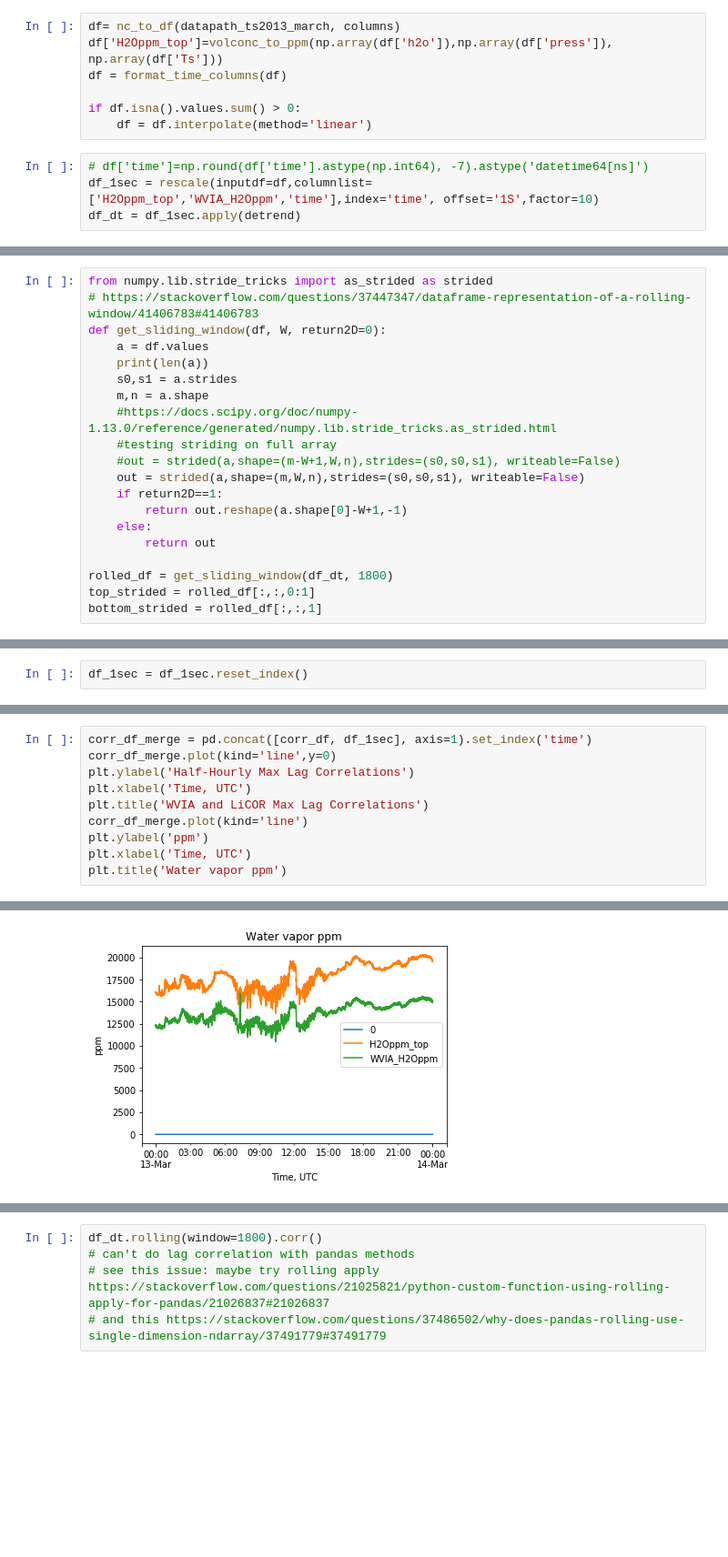
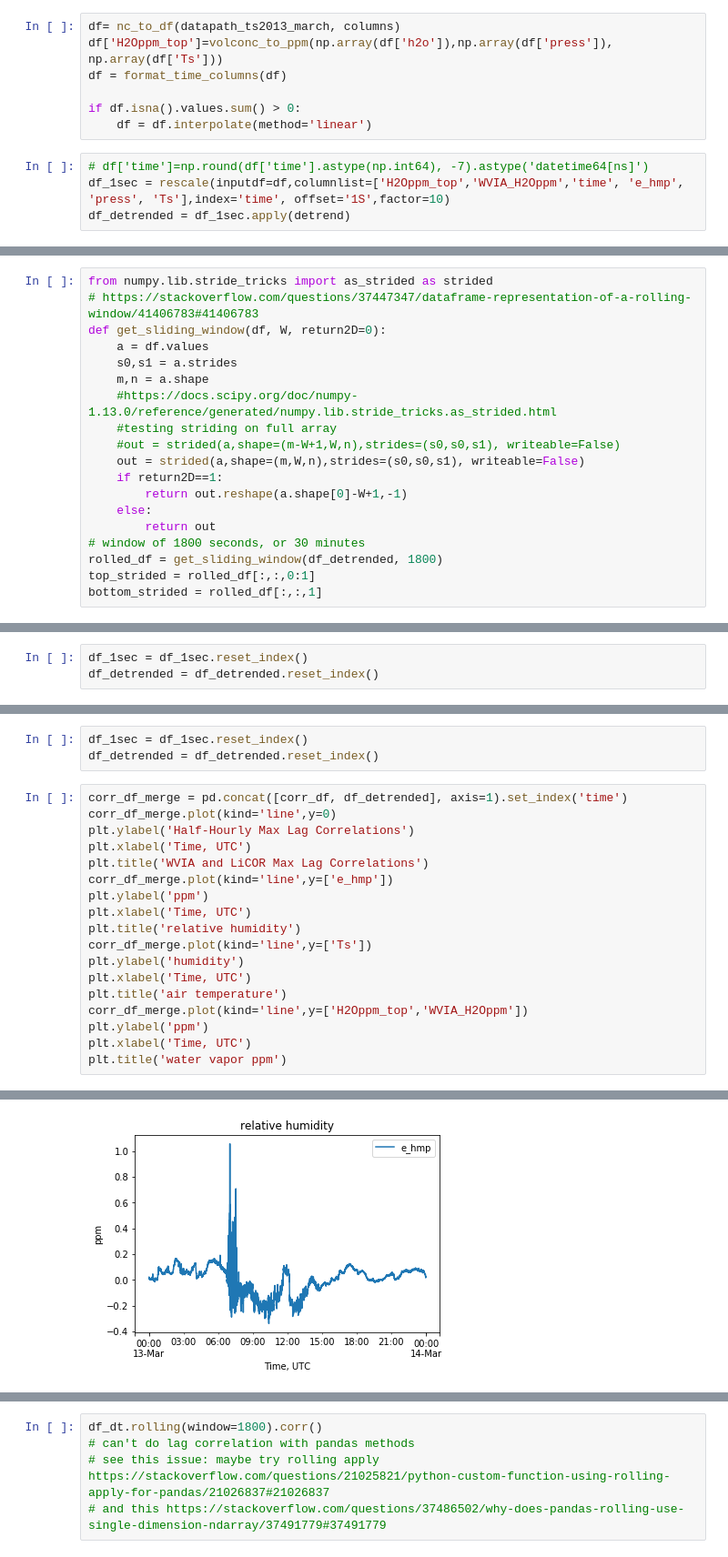
Before and after one commit to rbavery/isoflux, a Jupyter notebook: notebooks/dataexplore.ipynb, the cells around one changed output, grey strips where cells are left out. Shown: that part at 91% size. Saved outputs shown, nothing was run; the diff lists cells and outputs as text; blank space fills up the shorter version.

```diff
--- a/notebooks/dataexplore.ipynb
+++ b/notebooks/dataexplore.ipynb
@@ -167,5 +167,5 @@ if df.isna().values.sum() > 0:
     df = df.interpolate(method='linear')
 # %%
 # df['time']=np.round(df['time'].astype(np.int64), -7).astype('datetime64[ns]')
-df_1sec = rescale(inputdf=df,columnlist=['H2Oppm_top','WVIA_H2Oppm','time'],index='time', offset='1S',factor=10)
-df_dt = df_1sec.apply(detrend)
+df_1sec = rescale(inputdf=df,columnlist=['H2Oppm_top','WVIA_H2Oppm','time', 'e_hmp', 'press', 'Ts'],index='time', offset='1S',factor=10)
+df_detrended = df_1sec.apply(detrend)
@@ -174,7 +200,6 @@ from numpy.lib.stride_tricks import as_strided as strided
 # https://stackoverflow.com/questions/37447347/dataframe-representation-of-a-rolling-window/41406783#41406783
 def get_sliding_window(df, W, return2D=0):
     a = df.values
-    print(len(a))
     s0,s1 = a.strides
     m,n = a.shape
     #https://docs.scipy.org/doc/numpy-1.13.0/reference/generated/numpy.lib.stride_tricks.as_strided.html
@@ -185,7 +210,7 @@ def get_sliding_window(df, W, return2D=0):
         return out.reshape(a.shape[0]-W+1,-1)
     else:
         return out
-
-rolled_df = get_sliding_window(df_dt, 1800)
+# window of 1800 seconds, or 30 minutes
+rolled_df = get_sliding_window(df_detrended, 1800)
 top_strided = rolled_df[:,:,0:1]
 bottom_strided = rolled_df[:,:,1]
@@ -227,2 +235,3 @@ Wall time: 56.7 s
 # %%
 df_1sec = df_1sec.reset_index()
+df_detrended = df_detrended.reset_index()
@@ -229,11 +279,22 @@ df_1sec = df_1sec.reset_index()
+# %%
+df_1sec = df_1sec.reset_index()
+df_detrended = df_detrended.reset_index()
 # %%
-corr_df_merge = pd.concat([corr_df, df_1sec], axis=1).set_index('time')
+corr_df_merge = pd.concat([corr_df, df_detrended], axis=1).set_index('time')
 corr_df_merge.plot(kind='line',y=0)
 plt.ylabel('Half-Hourly Max Lag Correlations')
 plt.xlabel('Time, UTC')
 plt.title('WVIA and LiCOR Max Lag Correlations')
-corr_df_merge.plot(kind='line')
+corr_df_merge.plot(kind='line',y=['e_hmp'])
 plt.ylabel('ppm')
 plt.xlabel('Time, UTC')
-plt.title('Water vapor ppm')
+plt.title('relative humidity')
+corr_df_merge.plot(kind='line',y=['Ts'])
+plt.ylabel('humidity')
+plt.xlabel('Time, UTC')
+plt.title('air temperature')
+corr_df_merge.plot(kind='line',y=['H2Oppm_top','WVIA_H2Oppm'])
+plt.ylabel('ppm')
+plt.xlabel('Time, UTC')
+plt.title('water vapor ppm')
 # %% [output]
@@ -241,2 +302,2 @@ Text(0.5,1,'Water vapor ppm')
 [figure]
-[figure, old version]
+[figure, new version]
```
Also changed, not shown: parts of 12 cells of this notebook, 3 other files.
